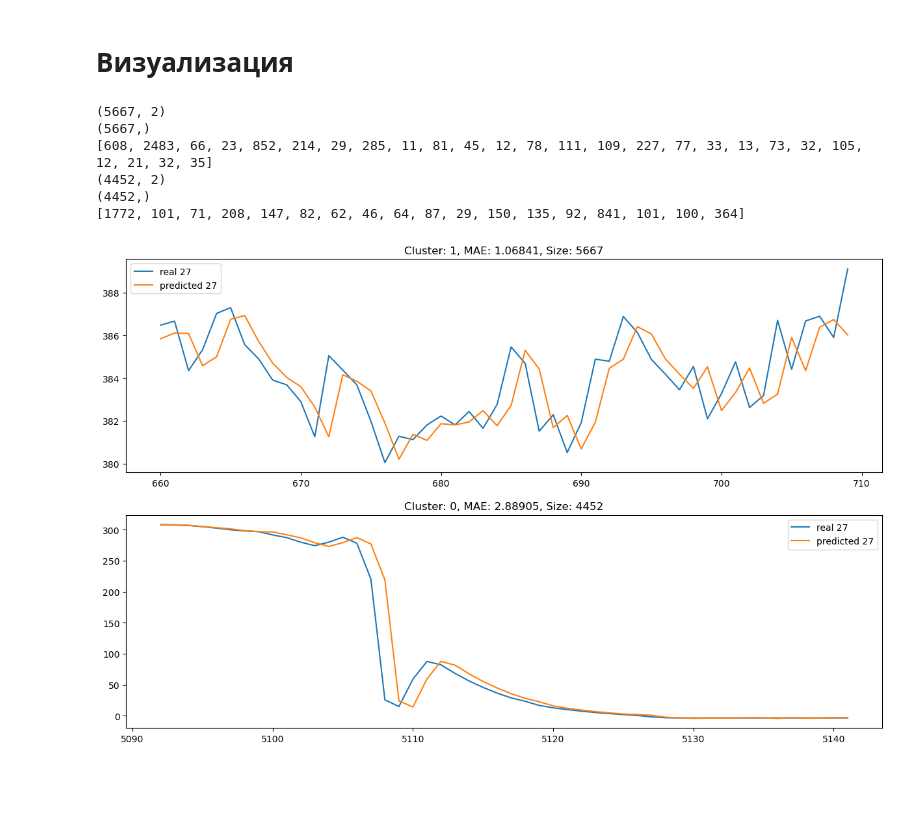
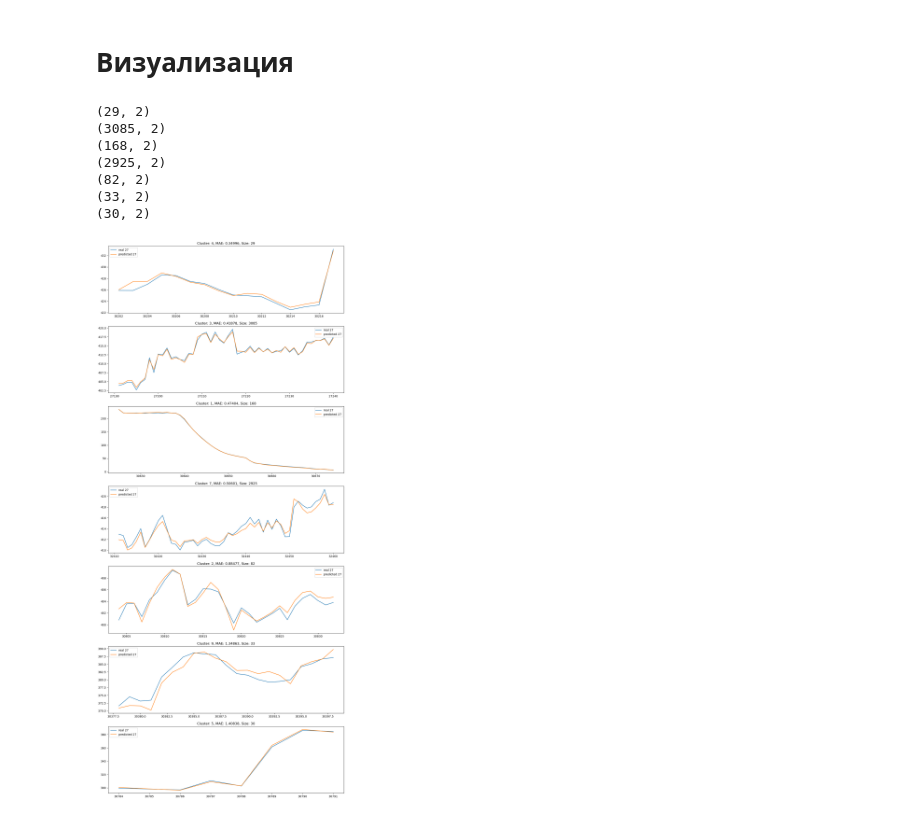
Before and after one commit to VeryLittleAnna/time_series, a Jupyter notebook: visualize.ipynb, the cells around one changed output. Saved outputs shown, nothing was run; the diff lists cells and outputs as text; code cells hidden in the pictures; blank space fills up the shorter version.

```diff
--- a/visualize.ipynb
+++ b/visualize.ipynb
@@ -19,15 +20,16 @@ test = 2 </br>
 global test = 3 </br>
 # %%
 # Тип выборки
-MODE = 0
+MODE = 3
 # Номер переменной
-VAR = 27
+VAR = 27 #27
 # Число кластеров с наименьшей MAE на рассмотрение
-TOP = 8
+TOP = 7
 # Длина участка визуализации
 LEN = 10
 # %% [markdown]
 -
 # %%
-data = pd.read_csv("./output_table_04-06_for60_5.csv")
-# data = data[data["mode"].astype("int") == MODE]
+# data = pd.read_csv("./output_table_04-07_for60_2.csv")
+data = pd.read_csv("./results/W20_group60/14_Agglomer_N11_w5.csv")
+data = data[data["mode"].astype("int") == MODE]
@@ -108,30 +136,31 @@ array([1, 0])
 # %%
 for i in range(min(TOP, len(top))):
     #print(int(f"{i+1}1{TOP}"))
     plt.subplot(int(f"{TOP}1{i+1}"))
     index = AE["cluster_num"] == top[i]
     plt.title(f"Cluster: {top[i]}, MAE: {AE[index]['AE'].mean():.5f}, Size: {sum(AE['cluster_num'] == top[i])}")
     cluster = data[[f"real {VAR}", f"predicted {VAR}"]][index]
     print(cluster.shape)
     # find continous index
-    print(cluster.index.shape)
+#     print(cluster.index.shape)
     cont = np.split(cluster, np.where(np.diff(cluster.index) > 1)[0] + 1)
-    print([len(x) for x in cont])
+#     print([len(x) for x in cont])
     ind = np.argmax([len(x) for x in cont])
 #     chunk = [x for x in cont if len(x) > LEN][-1]
     chunk = cont[ind]
-    start = LEN * 0 // 5
+    start = LEN * 3 // 5
     plt.plot(chunk[start:start+5*LEN])
     plt.legend(chunk.columns)
 
 plt.gcf().set_size_inches(15, 5 * TOP)
 # plt.savefig("top_clusters_visualize.png")
 plt.show()
 # %% [output]
-(5667, 2)
-(5667,)
-[608, 2483, 66, 23, 852, 214, 29, 285, 11, 81, 45, 12, 78, 111, 109, 227, 77, 33, 13, 73, 32, 105, 12, 21, 32, 35]
-(4452, 2)
-(4452,)
-[1772, 101, 71, 208, 147, 82, 62, 46, 64, 87, 29, 150, 135, 92, 841, 101, 100, 364]
+(29, 2)
+(3085, 2)
+(168, 2)
+(2925, 2)
+(82, 2)
+(33, 2)
+(30, 2)
-[figure, old version]
+[figure, new version]
```
Also changed, not shown: parts of 10 cells of this notebook, 1 other file.
